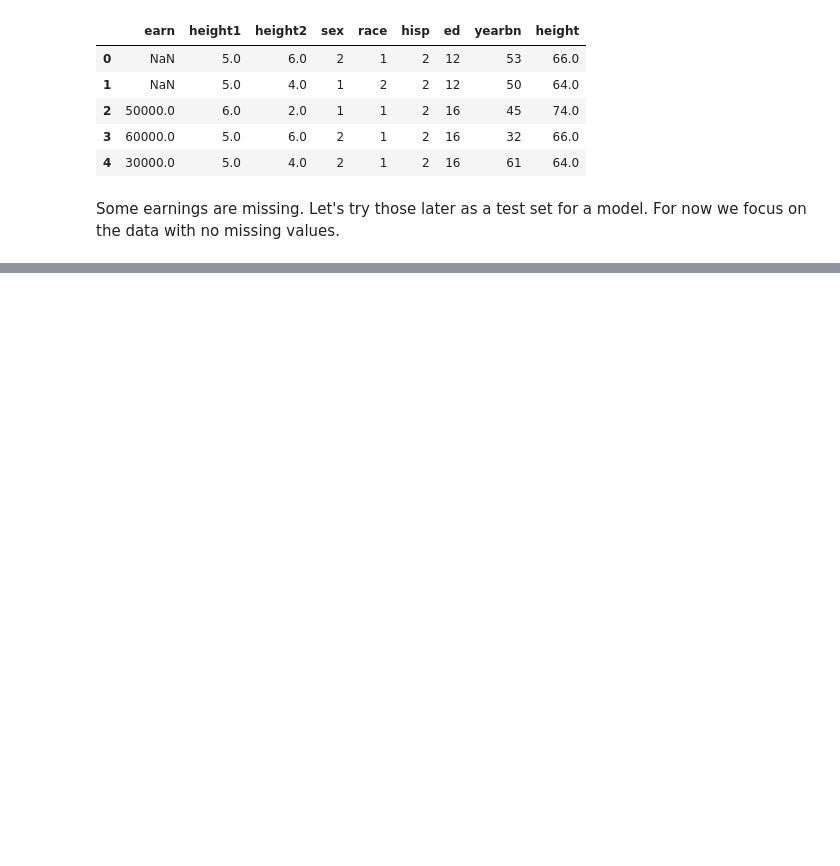
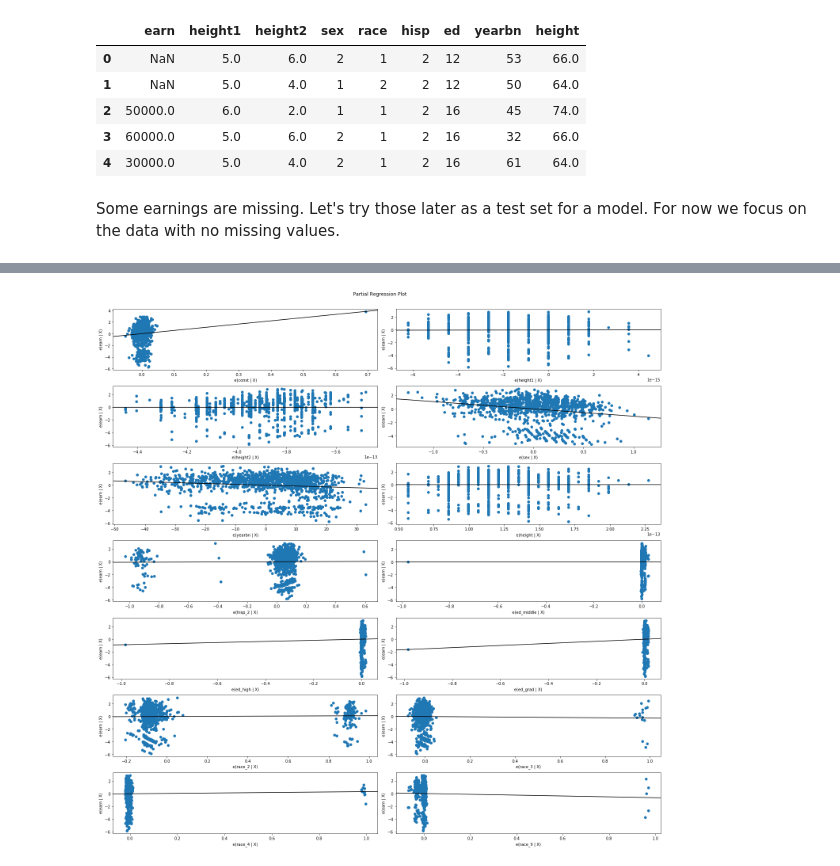
Before and after one commit to jezzarax/arm_book_exercises, a Jupyter notebook: ex42.ipynb, the cells around one changed output, grey strips where cells are left out. Cells and saved outputs as stored; diff of their text form; code cells hidden in the pictures; blank space fills up the shorter version.

```diff
--- a/ex42.ipynb
+++ b/ex42.ipynb
@@ -63,0 +131,2 @@ earnings_df_clean.corr().style.background_gradient(cmap, axis=1)
+# %%
+mdl = sm.OLS(exog=sm.add_constant(earnings_df_concat.drop(columns=["earn"])), endog=earnings_df_concat.earn).fit()
@@ -63,0 +169,6 @@ earnings_df_clean.corr().style.background_gradient(cmap, axis=1)
+# %%
+with plt.rc_context():
+    plt.rc("figure", figsize=(20,20))
+    sm.graphics.plot_partregress_grid(mdl);
+# %% [output]
+[figure, added]
```
Also changed, not shown: parts of 18 cells of this notebook, 2 other files.
